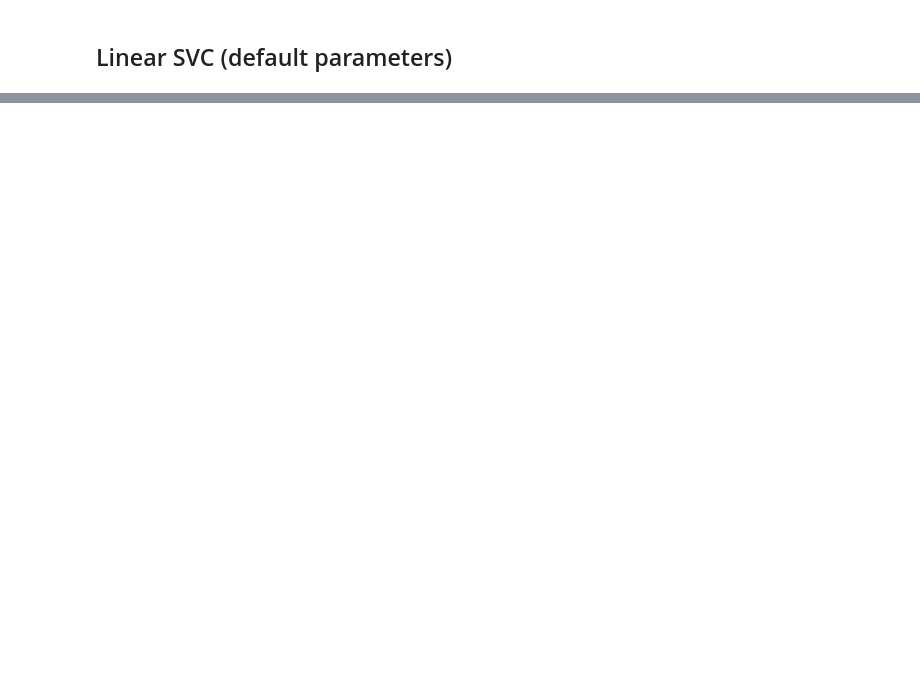
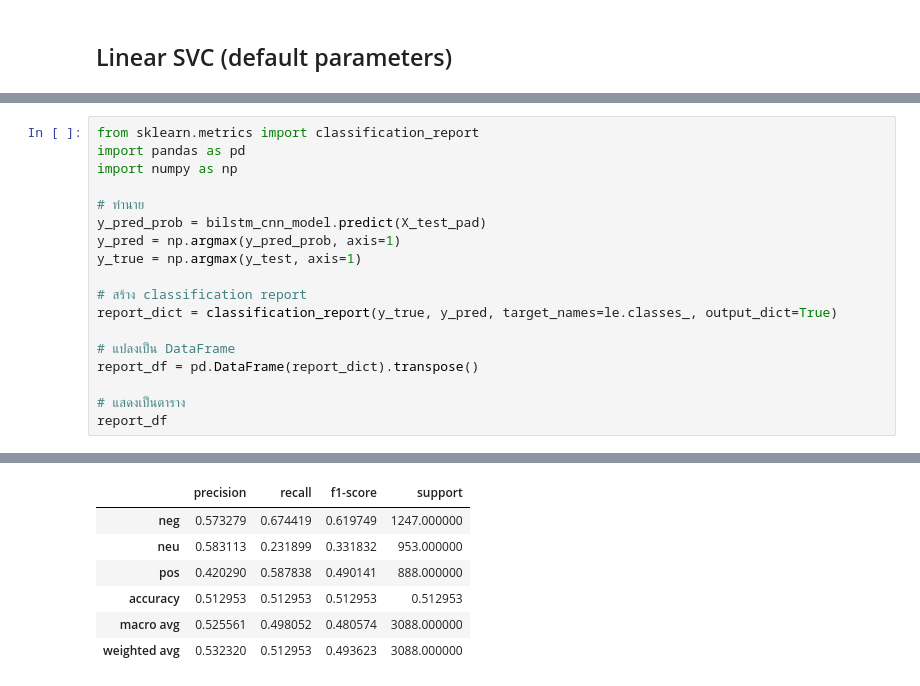
Before and after one commit to 16632026-dot/ML, a Jupyter notebook: wisesight-sentiment-master/exploration.ipynb, the cells around one changed output, grey strips where cells are left out. Drawn from its saved outputs; the diff is of its cells as text; blank space fills up the shorter version.

```diff
--- a/wisesight-sentiment-master/exploration.ipynb
+++ b/wisesight-sentiment-master/exploration.ipynb
@@ -527,0 +764,19 @@ ImportError: cannot import name 'notebookapp' from 'notebook' (C:\Program Files\
+# %%
+from sklearn.metrics import classification_report
+import pandas as pd
+import numpy as np
+
+# ทำนาย
+y_pred_prob = bilstm_cnn_model.predict(X_test_pad)
+y_pred = np.argmax(y_pred_prob, axis=1)
+y_true = np.argmax(y_test, axis=1)
+
+# สร้าง classification report
+report_dict = classification_report(y_true, y_pred, target_names=le.classes_, output_dict=True)
+
+# แปลงเป็น DataFrame
+report_df = pd.DataFrame(report_dict).transpose()
+
+# แสดงเป็นตาราง
+report_df
+# %% [output]
@@ -527,0 +784,7 @@ ImportError: cannot import name 'notebookapp' from 'notebook' (C:\Program Files\
+|  | precision | recall | f1-score | support |
+| neg | 0.573279 | 0.674419 | 0.619749 | 1247.000000 |
+| neu | 0.583113 | 0.231899 | 0.331832 | 953.000000 |
+| pos | 0.420290 | 0.587838 | 0.490141 | 888.000000 |
+| accuracy | 0.512953 | 0.512953 | 0.512953 | 0.512953 |
+| macro avg | 0.525561 | 0.498052 | 0.480574 | 3088.000000 |
+| weighted avg | 0.532320 | 0.512953 | 0.493623 | 3088.000000 |
```
Also changed, not shown: parts of 30 cells of this notebook.
